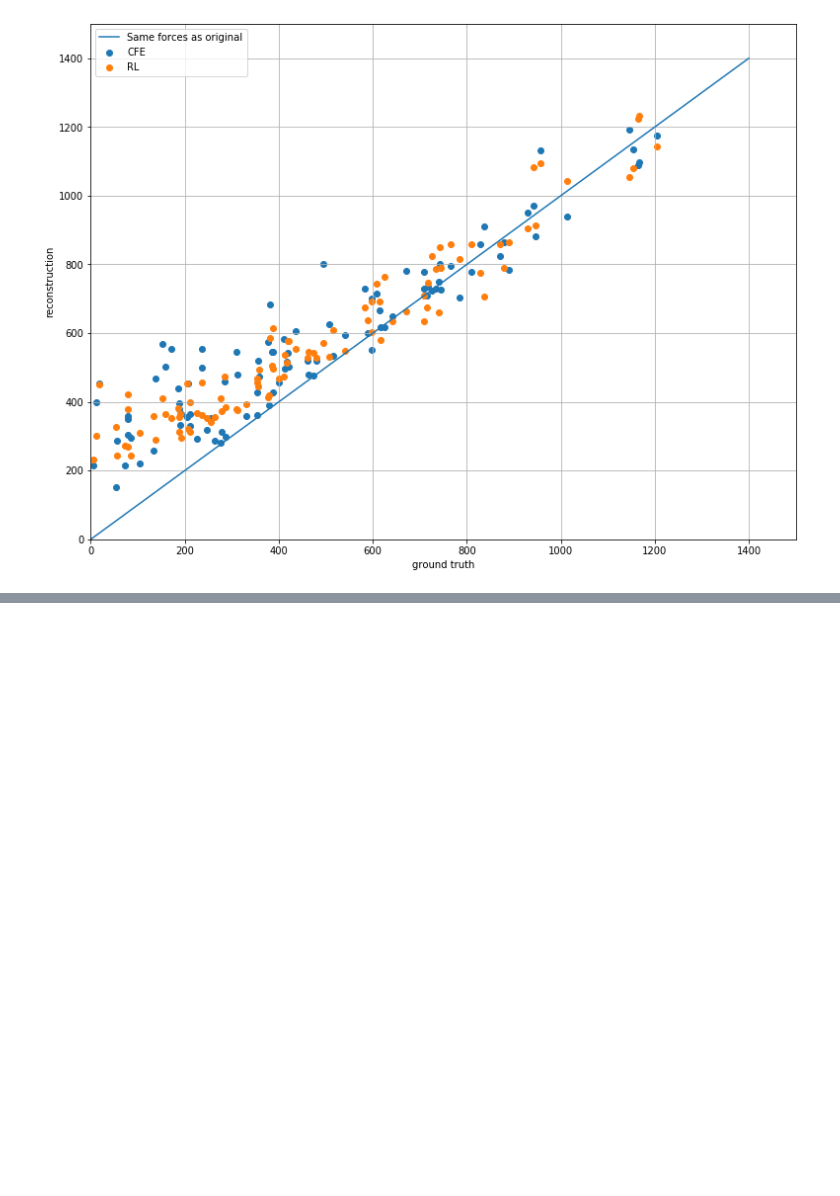
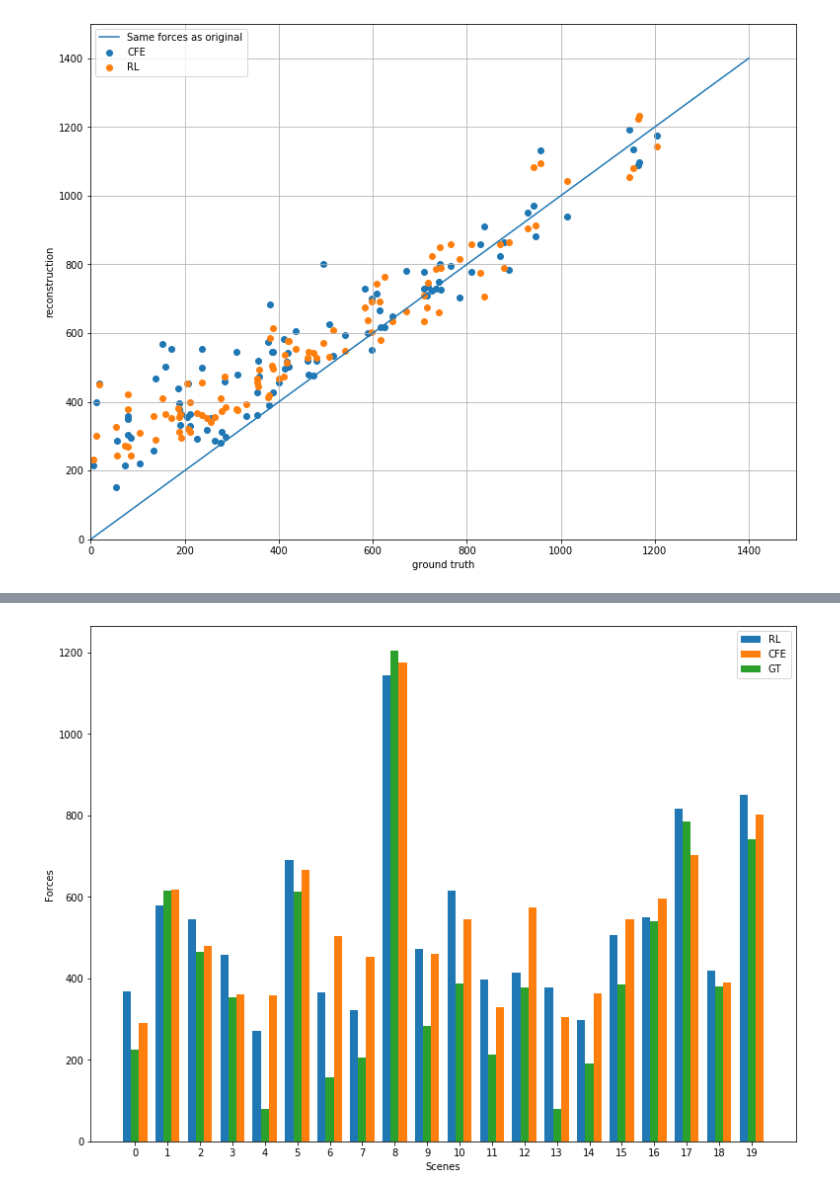
Before and after one commit to Sh0cktr4p/PDE-Control-RL, a Jupyter notebook: gym_phiflow/notebooks/RL CFE Comparison.ipynb, the cells around one changed output, grey strips where cells are left out. Saved outputs shown, nothing was run; the diff lists cells and outputs as text; code cells hidden in the pictures; blank space fills up the shorter version.

```diff
--- a/gym_phiflow/notebooks/RL CFE Comparison.ipynb
+++ b/gym_phiflow/notebooks/RL CFE Comparison.ipynb
@@ -339,0 +364,14 @@ plt.show()
+# %%
+w=0.25
+plot_count=20
+plt.figure(figsize=(12.8, 9.6))
+plt.bar([i - w for i in range(plot_count)], rl_forces[:plot_count], width=w, align='center', label='RL')
+plt.bar([i + w for i in range(plot_count)], cfe_forces[:plot_count], width=w, align='center', label='CFE')
+plt.bar([i for i in range(plot_count)], gt_forces[:plot_count], width=w, align='center', label='GT')
+plt.xlabel('Scenes')
+plt.xticks(range(plot_count))
+plt.ylabel('Forces')
+plt.legend()
+plt.show()
+# %% [output]
+[figure, added]
```
Also changed, not shown: parts of 7 cells of this notebook, 6 other files.
